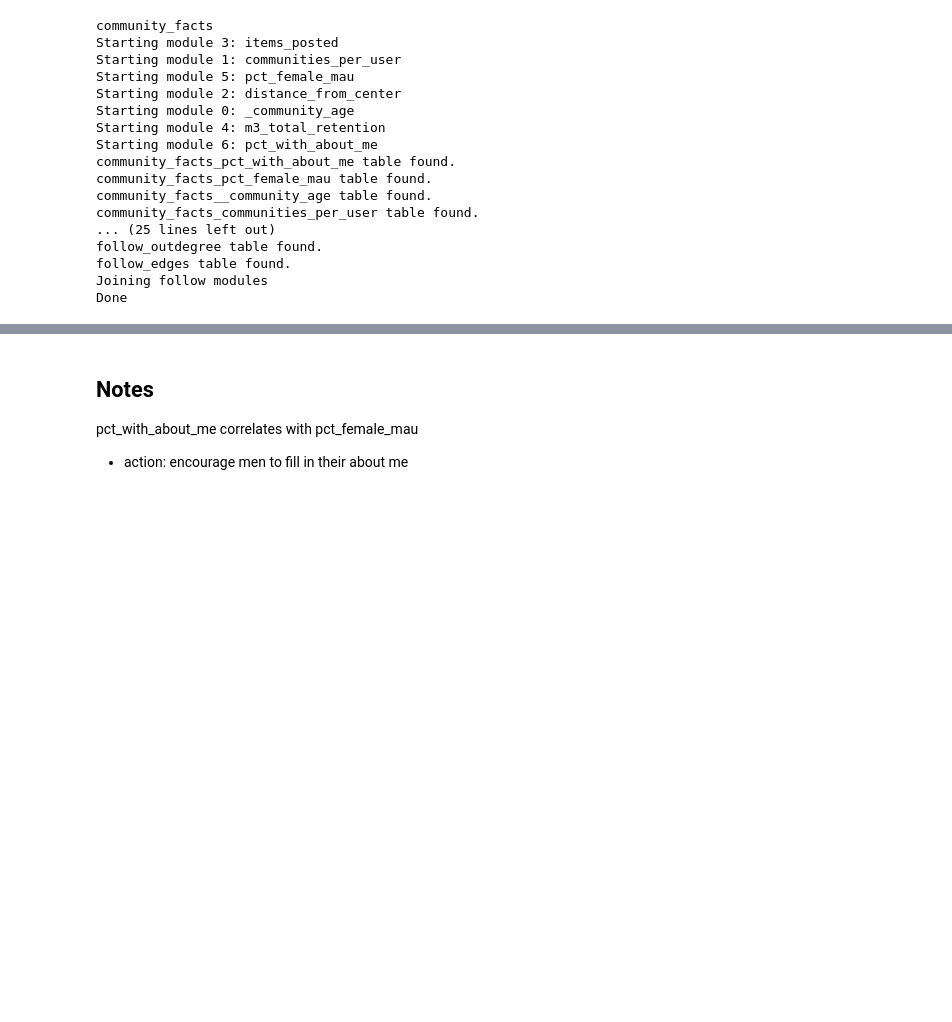
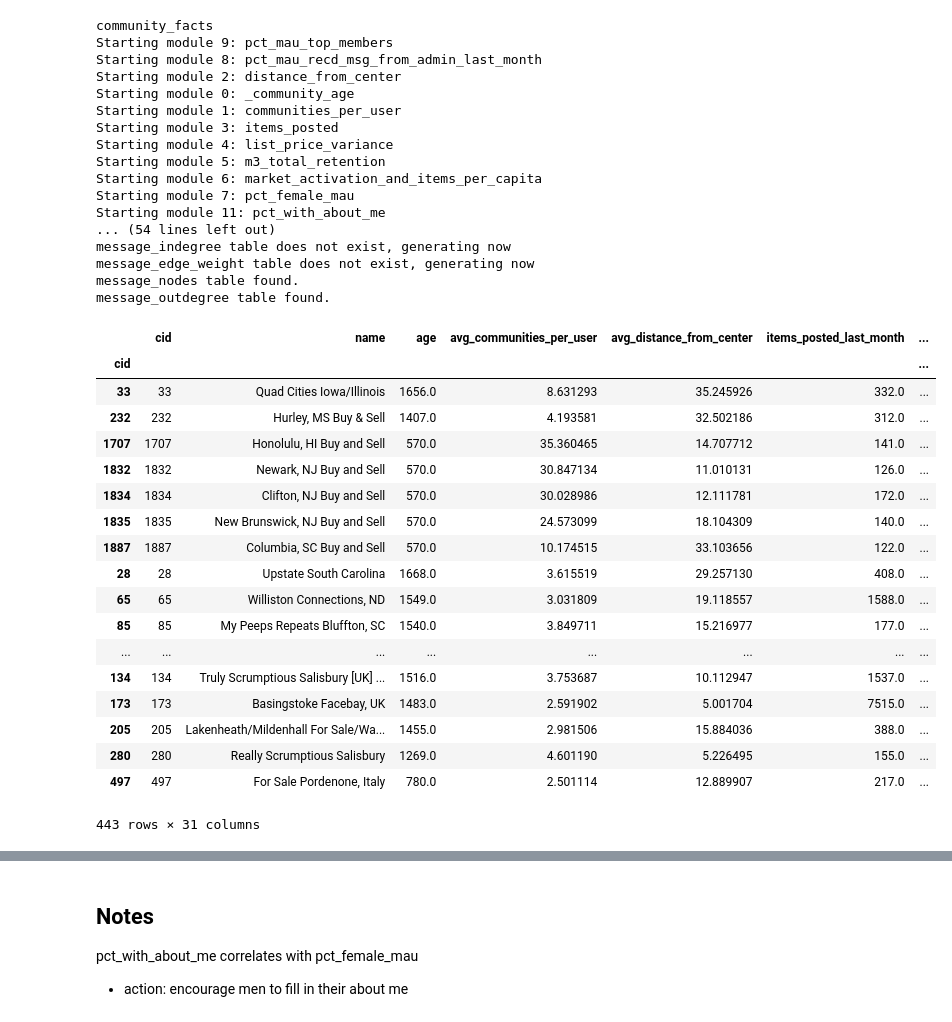
Before and after one commit to jharris1679/community_health, a Jupyter notebook: python/clustering_pipeline.ipynb, the cells around one changed output, grey strips where cells are left out. Saved outputs shown, nothing was run; the diff lists cells and outputs as text; code cells hidden in the pictures; blank space fills up the shorter version.

```diff
--- a/python/clustering_pipeline.ipynb
+++ b/python/clustering_pipeline.ipynb
@@ -77,7 +113,7 @@ def add_network_stats(df, sql_module_type):
     df.drop([sql_module_type+'_edges',sql_module_type+'_nodes'], axis=1, inplace=True)
     return(df)
 # %%
-sql_module_types = ['community_facts','transaction','follow']
+sql_module_types = ['community_facts','transaction','follow','message','praise']
 
 data = pgbq.read_gbq('select id cid from vs_reporting.communities', google_project_id, dialect='standard', verbose=False).set_index('cid', drop=False)
 
@@ -94,22 +130,44 @@ labeled_features.drop(labeled_features[labeled_features.items_posted_last_month
 #labeled_features.drop(labeled_features[labeled_features.items_posted_last_month > 100000].index, inplace=True)
 # %% [output]
 community_facts
-Starting module 3: items_posted
-Starting module 1: communities_per_user
-Starting module 5: pct_female_mau
+Starting module 9: pct_mau_top_members
+Starting module 8: pct_mau_recd_msg_from_admin_last_month
 Starting module 2: distance_from_center
 Starting module 0: _community_age
-Starting module 4: m3_total_retention
-Starting module 6: pct_with_about_me
-community_facts_pct_with_about_me table found.
-community_facts_pct_female_mau table found.
-community_facts__community_age table found.
-community_facts_communities_per_user table found.
-... (25 lines left out)
-follow_outdegree table found.
-follow_edges table found.
-Joining follow modules
-Done
+Starting module 1: communities_per_user
+Starting module 3: items_posted
+Starting module 4: list_price_variance
+Starting module 5: m3_total_retention
+Starting module 6: market_activation_and_items_per_capita
+Starting module 7: pct_female_mau
+Starting module 11: pct_with_about_me
+... (54 lines left out)
+message_indegree table does not exist, generating now
+message_edge_weight table does not exist, generating now
+message_nodes table found.
+message_outdegree table found.
+# %%
+labeled_features
+# %% [output]
+|  | cid | name | age | avg_communities_per_user | avg_distance_from_center | items_posted_last_month | ... |
+| cid |  |  |  |  |  |  | ... |
+| 33 | 33 | Quad Cities Iowa/Illinois | 1656.0 | 8.631293 | 35.245926 | 332.0 | ... |
+| 232 | 232 | Hurley, MS Buy & Sell | 1407.0 | 4.193581 | 32.502186 | 312.0 | ... |
+| 1707 | 1707 | Honolulu, HI Buy and Sell | 570.0 | 35.360465 | 14.707712 | 141.0 | ... |
+| 1832 | 1832 | Newark, NJ Buy and Sell | 570.0 | 30.847134 | 11.010131 | 126.0 | ... |
+| 1834 | 1834 | Clifton, NJ Buy and Sell | 570.0 | 30.028986 | 12.111781 | 172.0 | ... |
+| 1835 | 1835 | New Brunswick, NJ Buy and Sell | 570.0 | 24.573099 | 18.104309 | 140.0 | ... |
+| 1887 | 1887 | Columbia, SC Buy and Sell | 570.0 | 10.174515 | 33.103656 | 122.0 | ... |
+| 28 | 28 | Upstate South Carolina | 1668.0 | 3.615519 | 29.257130 | 408.0 | ... |
+| 65 | 65 | Williston Connections, ND | 1549.0 | 3.031809 | 19.118557 | 1588.0 | ... |
+| 85 | 85 | My Peeps Repeats Bluffton, SC | 1540.0 | 3.849711 | 15.216977 | 177.0 | ... |
+| ... | ... | ... | ... | ... | ... | ... | ... |
+| 134 | 134 | Truly Scrumptious Salisbury [UK] ... | 1516.0 | 3.753687 | 10.112947 | 1537.0 | ... |
+| 173 | 173 | Basingstoke Facebay, UK | 1483.0 | 2.591902 | 5.001704 | 7515.0 | ... |
+| 205 | 205 | Lakenheath/Mildenhall For Sale/Wa... | 1455.0 | 2.981506 | 15.884036 | 388.0 | ... |
+| 280 | 280 | Really Scrumptious Salisbury | 1269.0 | 4.601190 | 5.226495 | 155.0 | ... |
+| 497 | 497 | For Sale Pordenone, Italy | 780.0 | 2.501114 | 12.889907 | 217.0 | ... |
+443 rows × 31 columns
 # %%
 # Cross correlate community facts and output key correlations
 
```
Also changed, not shown: parts of 7 cells of this notebook.
